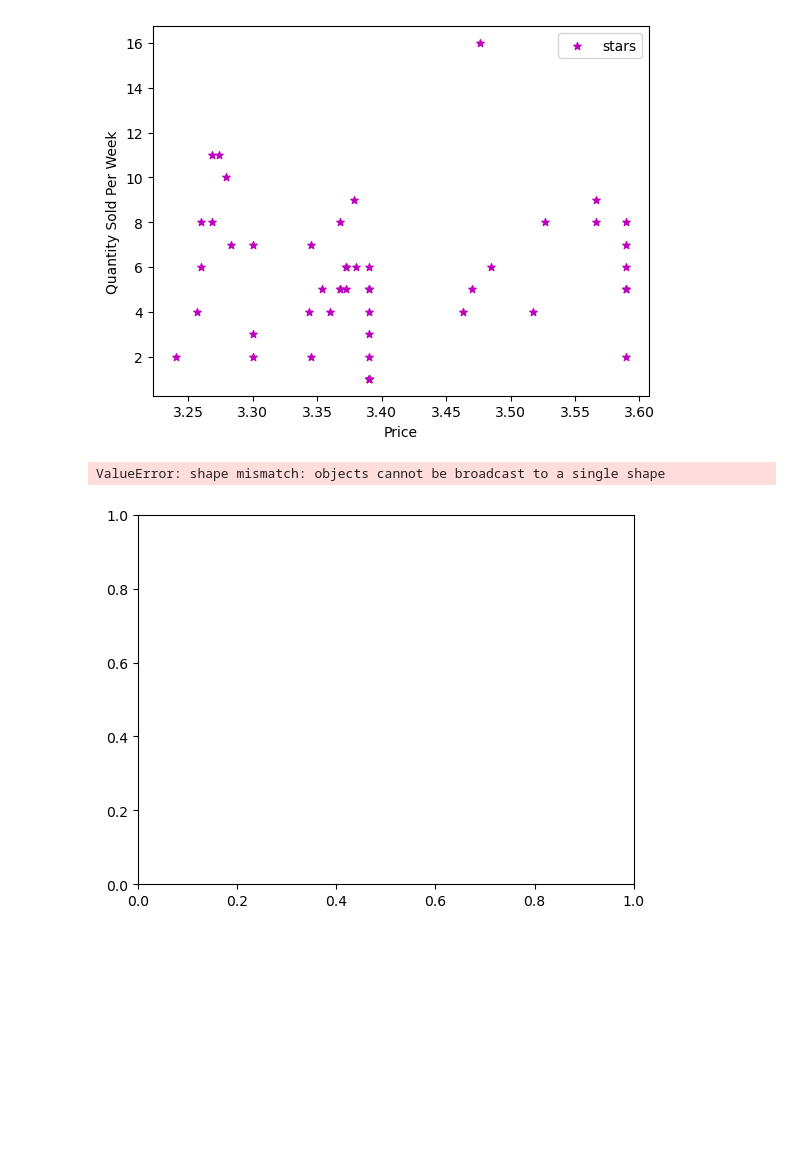
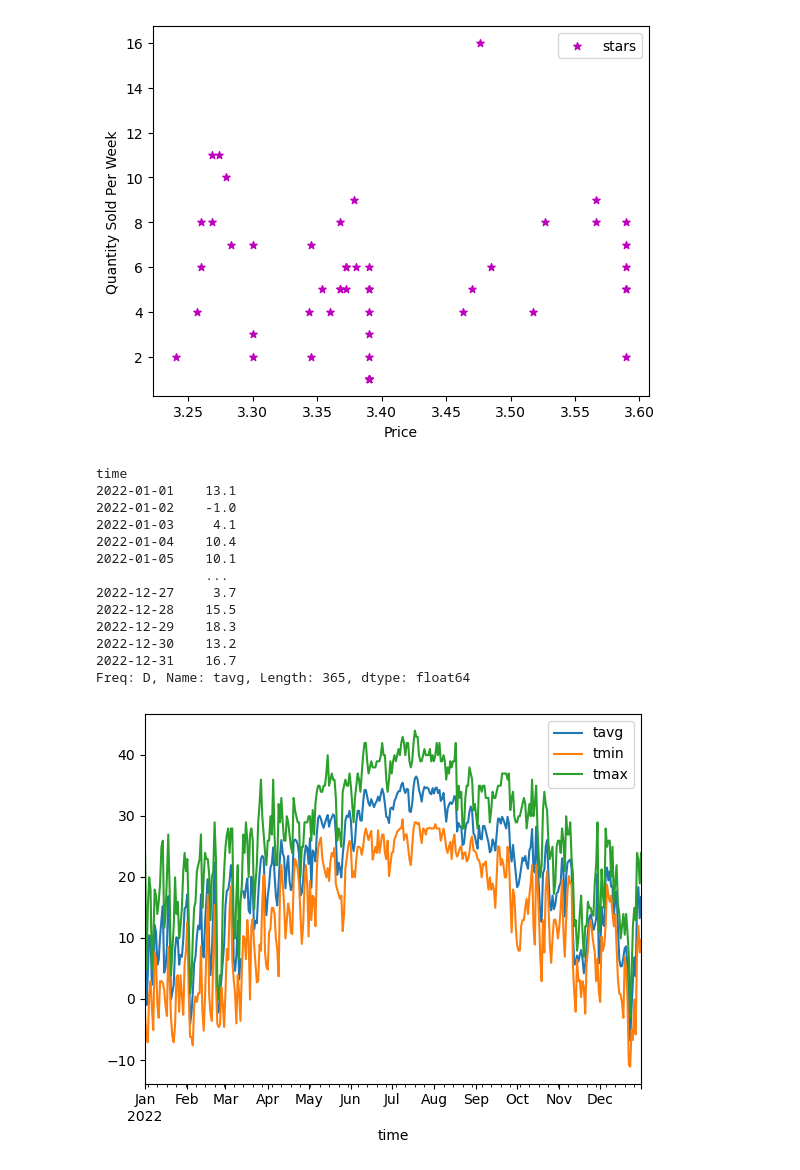
Before and after one commit to jcode999/Demand-Forecaster, a Jupyter notebook: Demand_Sale_Forecast.ipynb, the cells around one changed output. Drawn from its saved outputs; the diff is of its cells as text; code cells hidden in the pictures; blank space fills up the shorter version.

Commit message:
added average temperature per week

```diff
--- a/Demand_Sale_Forecast.ipynb
+++ b/Demand_Sale_Forecast.ipynb
@@ -207,10 +249,22 @@ price_qty_chart('895216001060',week_grp_lbl,item_dict)
 # %% [output]
 [figure]
 # %%
-compare_weekly_sales('818578011966','818578014127',week_grp_lbl,item_dict)
+collect_weather_data()
 # %% [output]
-ValueError: shape mismatch: objects cannot be broadcast to a single shape
+time
+2022-01-01    13.1
+2022-01-02    -1.0
+2022-01-03     4.1
+2022-01-04    10.4
+2022-01-05    10.1
+              ...
+2022-12-27     3.7
+2022-12-28    15.5
+2022-12-29    18.3
+2022-12-30    13.2
+2022-12-31    16.7
+Freq: D, Name: tavg, Length: 365, dtype: float64
-[figure, old version]
+[figure, new version]
 # %%
 test()
 # %% [output]
```
Also changed, not shown: parts of 9 cells of this notebook, 8 other files.
